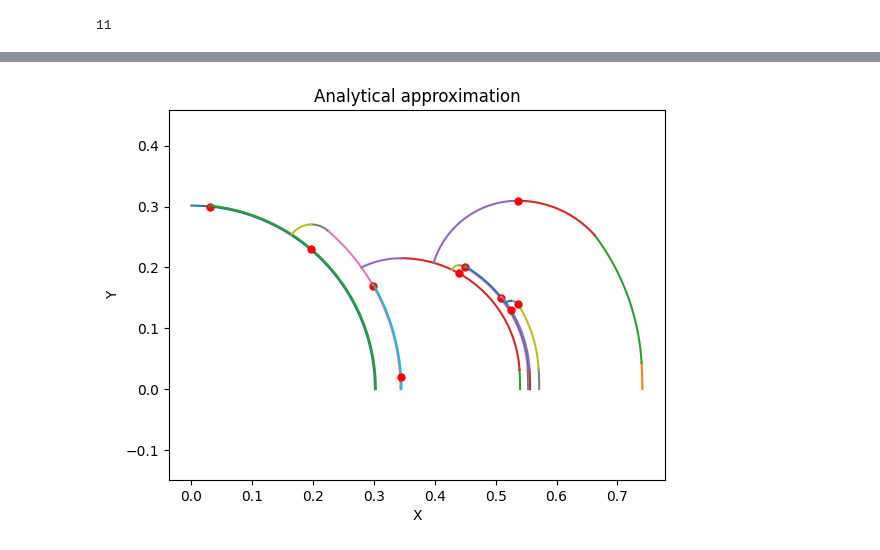
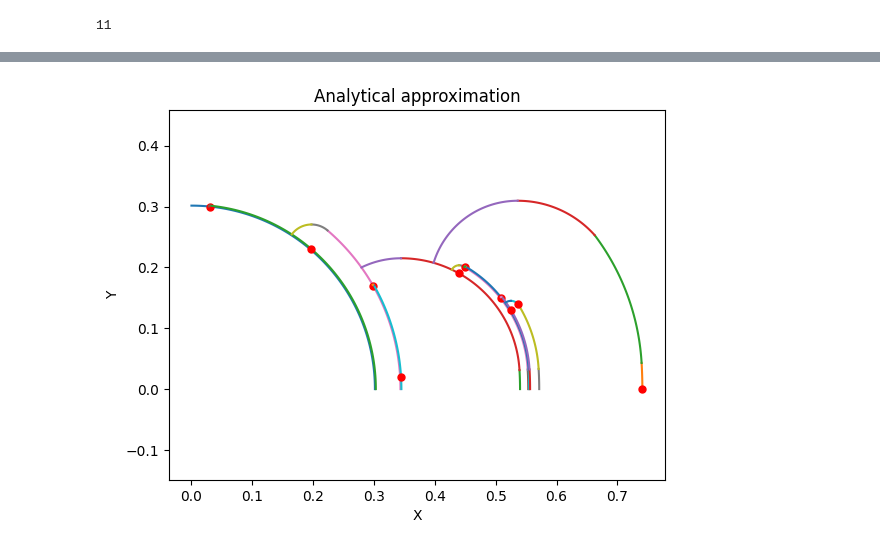
Before and after one commit to RohanGautam/microatoll_sim, a Jupyter notebook: examples/example.ipynb, the cells around one changed output, grey strips where cells are left out. Saved outputs shown, nothing was run; the diff lists cells and outputs as text; code cells hidden in the pictures.

Commit message:
get upper surface in the example notebook

```diff
--- a/examples/example.ipynb
+++ b/examples/example.ipynb
@@ -129,6 +150,8 @@ plt.show()
 diedown_events = np.vstack([diedown_events, [x[-1], hlg_curve[-1]]])
 init_time = diedown_events[0, 1] / gr
 diedown_events[:, 0] = diedown_events[:, 0] - diedown_events[0, 0] + init_time
+# set last diedown mag to zero, as the upper surface is not recorded below the last diedown
+diedown_events[-1, -1] = 0
 # diedown_events[1:,0] = diedown_events[1:,0]#*1.5
 print(len(diedown_events))
 # %% [output]
@@ -153,37 +176,38 @@ SLin = diedown_events
 Nc = SLin.shape[0]  # Number of diedown events
 
 # Arrays for arc segments
+# BF, MF, TF, and TB are bottom forward, middle forward, top forward, and top backward, respectively.
 # First column:0:BF, 1:MF, 2:TF, 3:TB
-# Third column: 0:Ox, 1:Oy, 2:radius, 3:1st endpoint, 4:2nd endpoint
+# Third column: 0:Ox, 1:Oy, 2:radius, 3:1st theta, 4:2nd theta (spherical coordinates used)
 Arcs = np.zeros((4, Nc, 5))
 
 # Diedown point
 # Second column: 0:Dx, 1:Dy, 2:Angle of normal vector,
 #               3:Location of diedown (0:BF, 1:MF, 2:TF)
 DD = np.zeros((Nc, 4))
 
 # Surface trace
 Sfc = np.zeros((100, 5))
 # Initial shape and diedown
 R = gr * SLin[0, 0]  # radius
 Arcs[:, 0, 2] = R
 Arcs[2, 0, 4] = np.pi / 2
 Arcs[3, 0, 3] = np.pi / 2
 Arcs[3, 0, 4] = np.pi / 2
 
 DD[0, 0] = np.sqrt((R * R) - SLin[0, 1] * SLin[0, 1])
 DD[0, 1] = SLin[0, 1]
 DD[0, 2] = np.arctan2(DD[0, 1], DD[0, 0])
 DD[0, 3] = 0
 
 Sfc[0, :5] = [0, 0, R, DD[0, 2], np.pi / 2]
 Isf = 0
 
-asim.growth(Nc, gr, Isf, SLin, Arcs, DD, Sfc)
+Isf, Arcs, DD, Sfc = asim.growth(Nc, gr, Isf, SLin, Arcs, DD, Sfc)
 # dont plot the first arc (inital geometry)
 for j in range(1, Nc):
     for i in range(0, 4):
         asim.plot_arc_segment(*Arcs[i, j, :])
     plt.plot(DD[j, 0], DD[j, 1], "ro", markersize=5)
 # %% [output]
-[figure, old version]
+[figure, new version]
```
Also changed, not shown: parts of 3 cells of this notebook, 1 other file.
